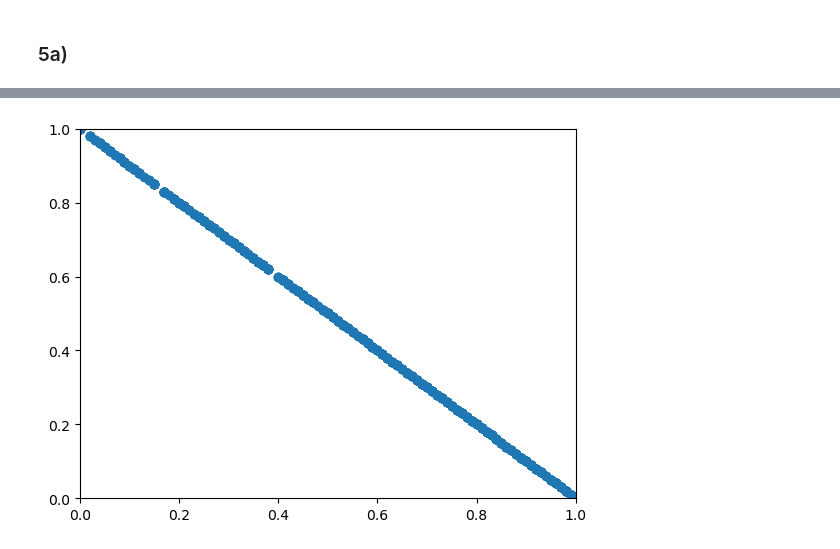
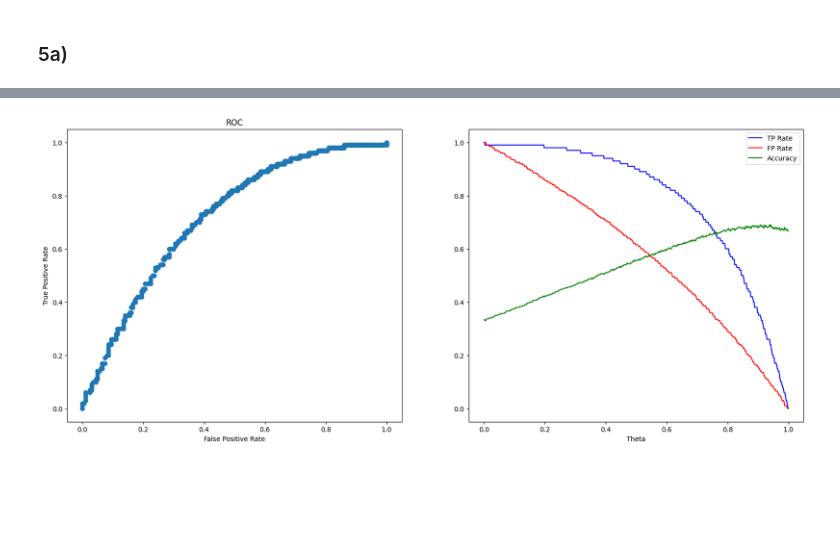
Before and after one commit to helgeingvart/FYS-2021-24, a Jupyter notebook: set3.ipynb, the cells around one changed output, grey strips where cells are left out. Saved outputs shown, nothing was run; the diff lists cells and outputs as text; code cells hidden in the pictures; blank space fills up the shorter version.

```diff
--- a/set3.ipynb
+++ b/set3.ipynb
@@ -127,8 +128,8 @@ print("Accuracy on the training set:", np.mean(y_pred == y_train))
 
 # Calculate accuracy on the test set
 y_pred = predict(w, X_test)
-accuracy = np.mean(y_pred == y_test)
-print("Accuracy on the test set:", accuracy)
+acc = np.mean(y_pred == y_test)
+print("Accuracy on the test set:", acc)
 
 # True Positives (TP): Label is 1, and prediction is 1
 TP = np.sum(( y_test == 1) & (y_pred == 1))
@@ -170,35 +169,70 @@ Find the true positive and false positive rates
 ### 5a)
 # %%
 import pandas as pd
+import numpy as np
+import matplotlib.pyplot as plt
 
-df_1 = pd.read_csv("data/soft-classifications-1.csv", delimiter=" ", comment="#")
-df_2 = pd.read_csv("data/soft-classifications-2.csv", delimiter=" ", header=None)
-df_3 = pd.read_csv("data/soft-classifications-3.csv", delimiter=" ", header=None)
+current_data = 3
 
-gt = df_2[0]
-prob = df_2[1]
+dataframes = []
+for i in range(3):
+    dataframes.append(pd.read_csv("data/soft-classifications-" + str(i+1) + ".csv", delimiter=" ", comment="#", header=None))
 
-print(len(prob[prob>0.999]))
+df = dataframes[current_data-1]
+ground_truth = df[0]
+prob = df[1]
 
+# Pick out the real negatives and positives
+negatives_probs = prob[ground_truth==0]
+positives_probs = prob[ground_truth==1]
 
-def tp_fp_rates(ground_truth, probabilities, theta):
-    negatives_probs = probabilities[ground_truth==0]  # Pick out the real negatives
-    positives_probs = probabilities[ground_truth==1]
-    n = len(negatives_probs); p = len(positives_probs)
-    tp = len(positives_probs[positives_probs>=theta])
-    fp = len(positives_probs[positives_probs<theta])
+def tp_fp_rates(theta):
 
-    return tp/p, fp/n
+    TP = len(positives_probs[positives_probs > theta])
+    TN = len(negatives_probs[negatives_probs <= theta])
+
+    FN = len(positives_probs[positives_probs <= theta])
+    FP = len(negatives_probs[negatives_probs > theta])
+
+    accuracy = (TP+TN)/len(prob)
+    return TP/(TP + FN), FP/(FP + TN), accuracy
 
 thetas = np.arange(0,1,0.001)
-tp = []
-fp = []
+
+tp_rate = []
+fp_rate = []
+accuracy = []
+acc = []
+AUC = 0
+MaxJ = 0 # Youldon's J statistic for finding the optimum ROC cutoff
+cutoff_theta = 0
 for theta in thetas:
-    returns = tp_fp_rates(gt, prob, theta)
-    tp.append(returns[0])
-    fp.append(returns[1])
+    TPR, FPR, acc = tp_fp_rates(theta)
+    tp_rate.append(TPR)
+    fp_rate.append(FPR)
+    accuracy.append(acc)
+    J= TPR - FPR
+    if (J > MaxJ):
+        MaxJ = J
+        cutoff_theta = theta
 
-plt.ylim(0,1)
-plt.xlim(0,1)
-plt.scatter(fp,tp)
+    AUC += TPR
+
+AUC = AUC/len(thetas)
+print("AUC: ", AUC)
+print("Cutoff: ", cutoff_theta)
+
+fig, (ax1, ax2) = plt.subplots(1,2)
+fig.set_figwidth(20)
+fig.set_figheight(8)
+
+ax1.scatter(fp_rate,tp_rate)
+ax1.set_title("ROC")
+ax1.set_xlabel("False Positive Rate")
+ax1.set_ylabel("True Positive Rate")
+ax2.plot(thetas,tp_rate, color='b', label='TP Rate')
+ax2.plot(thetas,fp_rate, color='r', label='FP Rate')
+ax2.plot(thetas, accuracy, color='g', label='Accuracy')
+ax2.set_xlabel("Theta")
+ax2.legend()
 # %% [output]
@@ -207 +242 @@ plt.scatter(fp,tp)
-[figure, old version]
+[figure, new version]
```
Also changed, not shown: parts of 4 cells of this notebook.
